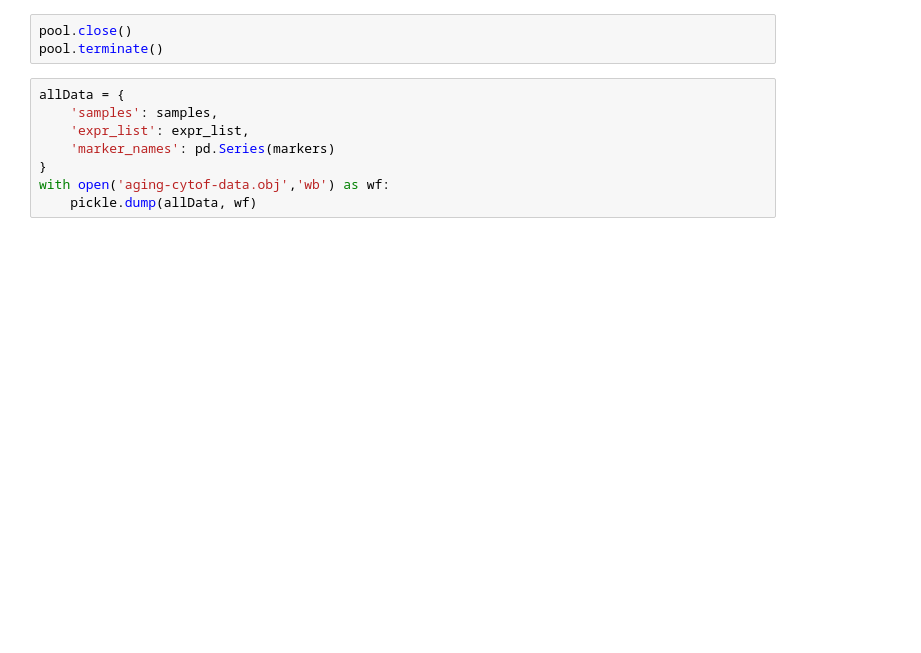
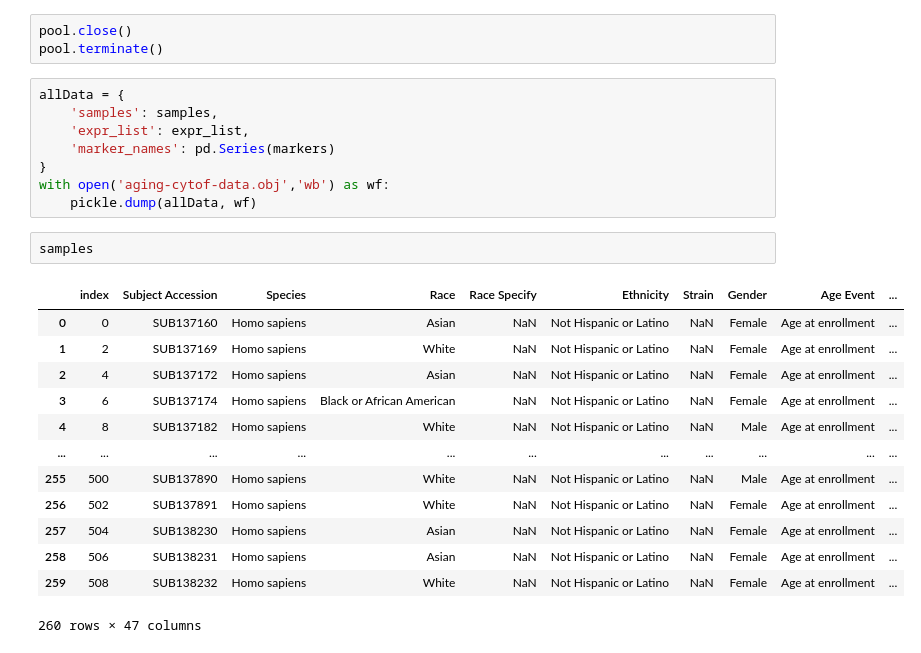
Before and after one commit to InSilicoSolutions/DeepLearningCyTOF, a Jupyter notebook: aging-cytof/make-dataset.ipynb, the cells around one changed output. Drawn from its saved outputs; the diff is of its cells as text; blank space fills up the shorter version.

```diff
--- a/aging-cytof/make-dataset.ipynb
+++ b/aging-cytof/make-dataset.ipynb
@@ -206,3 +221,19 @@ allData = {
 }
 with open('aging-cytof-data.obj','wb') as wf:
     pickle.dump(allData, wf)
+# %%
+samples
+# %% [output]
+|  | index | Subject Accession | Species | Race | Race Specify | Ethnicity | Strain | Gender | Age Event | ... |
+| 0 | 0 | SUB137160 | Homo sapiens | Asian | NaN | Not Hispanic or Latino | NaN | Female | Age at enrollment | ... |
+| 1 | 2 | SUB137169 | Homo sapiens | White | NaN | Not Hispanic or Latino | NaN | Female | Age at enrollment | ... |
+| 2 | 4 | SUB137172 | Homo sapiens | Asian | NaN | Not Hispanic or Latino | NaN | Female | Age at enrollment | ... |
+| 3 | 6 | SUB137174 | Homo sapiens | Black or African American | NaN | Not Hispanic or Latino | NaN | Female | Age at enrollment | ... |
+| 4 | 8 | SUB137182 | Homo sapiens | White | NaN | Not Hispanic or Latino | NaN | Male | Age at enrollment | ... |
+| ... | ... | ... | ... | ... | ... | ... | ... | ... | ... | ... |
+| 255 | 500 | SUB137890 | Homo sapiens | White | NaN | Not Hispanic or Latino | NaN | Male | Age at enrollment | ... |
+| 256 | 502 | SUB137891 | Homo sapiens | White | NaN | Not Hispanic or Latino | NaN | Female | Age at enrollment | ... |
+| 257 | 504 | SUB138230 | Homo sapiens | Asian | NaN | Not Hispanic or Latino | NaN | Female | Age at enrollment | ... |
+| 258 | 506 | SUB138231 | Homo sapiens | Asian | NaN | Not Hispanic or Latino | NaN | Female | Age at enrollment | ... |
+| 259 | 508 | SUB138232 | Homo sapiens | White | NaN | Not Hispanic or Latino | NaN | Female | Age at enrollment | ... |
+260 rows × 47 columns
```
Also changed, not shown: parts of 8 cells of this notebook.
